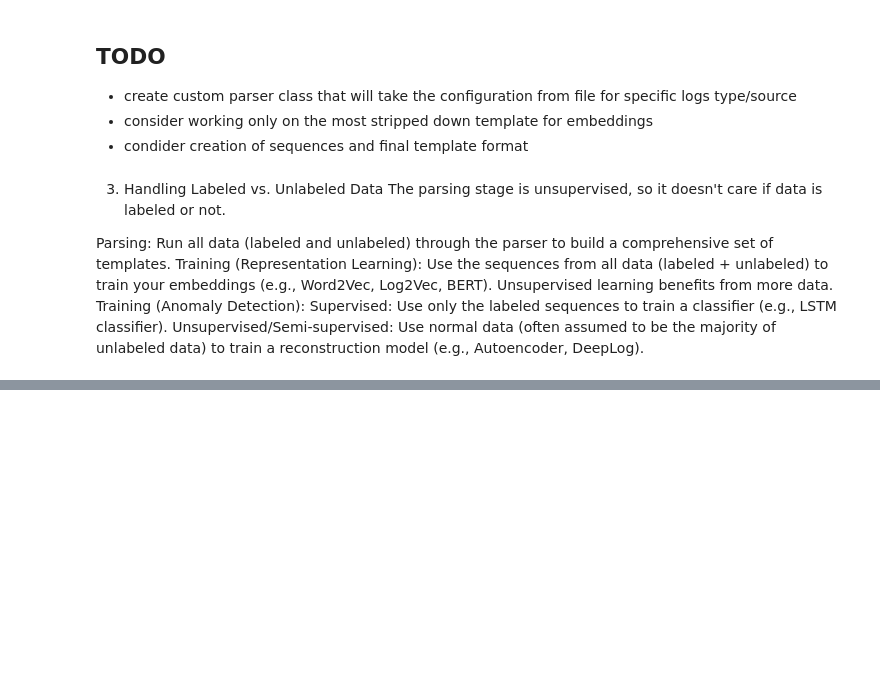
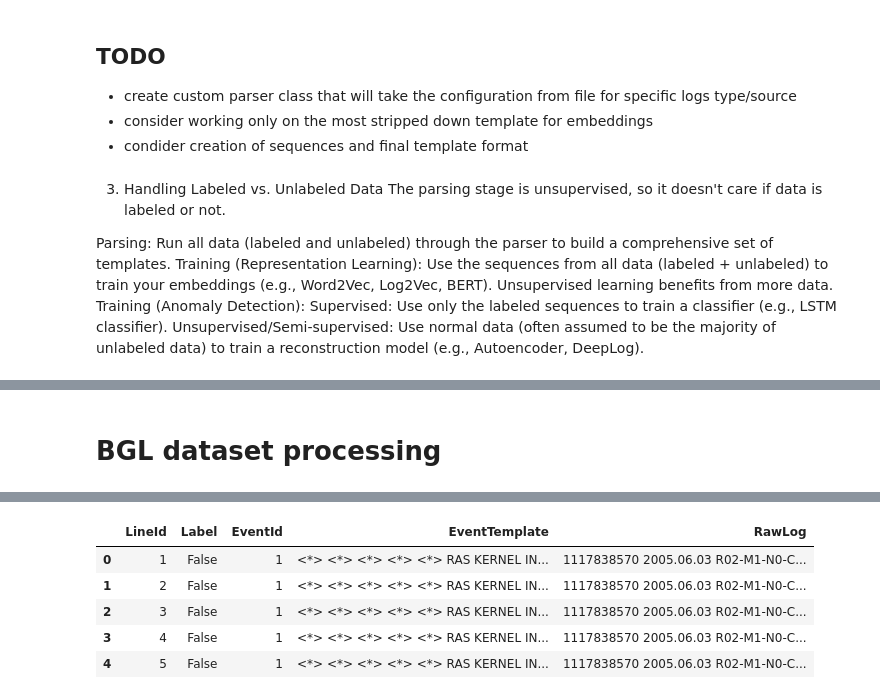
Before and after one commit to michaail/log-anomaly-detection, a Jupyter notebook: drain-parsing.ipynb, the cells around one changed output, grey strips where cells are left out. Saved outputs shown, nothing was run; the diff lists cells and outputs as text; code cells hidden in the pictures; blank space fills up the shorter version.

Commit message:
Added parsing and saving to Parquet

```diff
--- a/drain-parsing.ipynb
+++ b/drain-parsing.ipynb
@@ -202,0 +267,74 @@ Unsupervised/Semi-supervised: Use normal data (often assumed to be the majority
+# %% [markdown]
+# BGL dataset processing
+# %%
+from Parser.log_parser import LogParser
+import os
+import pandas as pd
+from tqdm import tqdm
+import importlib
+import Parser.log_parser
+
+# Reload the module to ensure latest changes (fixes) are picked up
+importlib.reload(Parser.log_parser)
+from Parser.log_parser import LogParser
+
+# 1. Select dataset to parse
+# Options: HDFS, Hadoop, Spark, Zookeeper, BGL, HPC, Thunderbird, Windows, Linux, Android, HealthApp, Apache, Proxifier, OpenSSH, OpenStack, Mac
+dataset_name = "BGL"
+log_file_path = f"Data/{dataset_name}.log"
+
+# 2. Initialize the parser wrapper
+parser = LogParser(dataset_name)
+
+parsed_logs = []
+
+# 3. Process the file
+if os.path.exists(log_file_path):
+    print(f"Reading {log_file_path}...")
+    with open(log_file_path, 'r', encoding='utf-8', errors='ignore') as f:
+        lines = f.readlines()
+
+    print(f"Parsing {len(lines)} lines...")
+
+    # Iterate over lines with progress bar
+    for idx, line in enumerate(tqdm(lines)):
+        line = line.strip()
+        if not line:
+            continue
+
+        # Extract Label (BGL specific: first column)
+        # Format: Label Timestamp ...
+        # If the first token is "-", it's normal. Otherwise it's an alert label.
+        parts = line.split(' ', 1)
+        label = parts[0]
+        content = parts[1] if len(parts) > 1 else line
+
+        # Parse the content (excluding the label)
+        result = parser.parse(content)
+
+        parsed_logs.append({
+            'LineId': idx + 1,
+            'Label': label != '-',
+            'EventId': result['cluster_id'],
+            'EventTemplate': result['template_mined'], # This is the template at this specific moment
+            'RawLog': content
+        })
+
+    print("Parsing complete.")
+
+    # Convert to DataFrame
+    df_parsed = pd.DataFrame(parsed_logs)
+
+    # Update to use the FINAL (most general) template for each EventId
+    # This ensures consistency across the dataset
+    all_clusters = parser.get_templates()
+    cluster_map = {c.cluster_id: c.get_template() for c in all_clusters}
+    df_parsed['EventTemplate'] = df_parsed['EventId'].map(cluster_map)
+
+    print(f"Total templates identified: {len(all_clusters)}")
+
+else:
+    print(f"File {log_file_path} not found. Please run the download cell first.")
+
+df_parsed.head()
+# %% [output]
@@ -202,0 +348,6 @@ Unsupervised/Semi-supervised: Use normal data (often assumed to be the majority
+|  | LineId | Label | EventId | EventTemplate | RawLog |
+| 0 | 1 | False | 1 | <*> <*> <*> <*> <*> RAS KERNEL IN... | 1117838570 2005.06.03 R02-M1-N0-C... |
+| 1 | 2 | False | 1 | <*> <*> <*> <*> <*> RAS KERNEL IN... | 1117838570 2005.06.03 R02-M1-N0-C... |
+| 2 | 3 | False | 1 | <*> <*> <*> <*> <*> RAS KERNEL IN... | 1117838570 2005.06.03 R02-M1-N0-C... |
+| 3 | 4 | False | 1 | <*> <*> <*> <*> <*> RAS KERNEL IN... | 1117838570 2005.06.03 R02-M1-N0-C... |
+| 4 | 5 | False | 1 | <*> <*> <*> <*> <*> RAS KERNEL IN... | 1117838570 2005.06.03 R02-M1-N0-C... |
```
Also changed, not shown: parts of 13 cells of this notebook, 36 other files.
